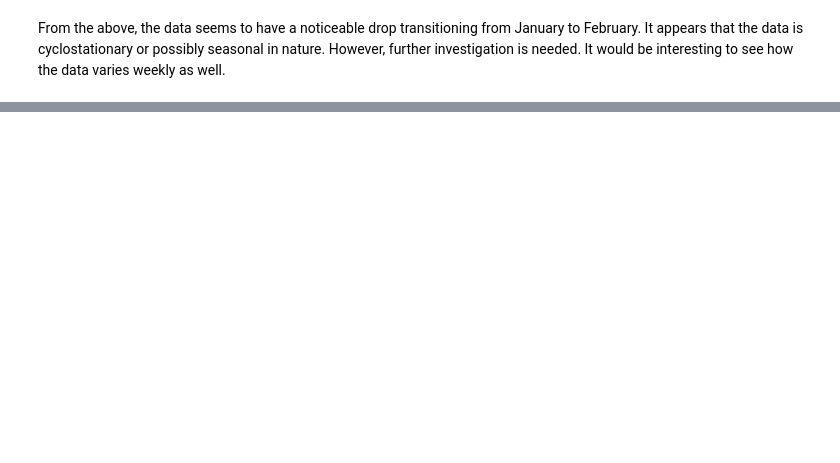
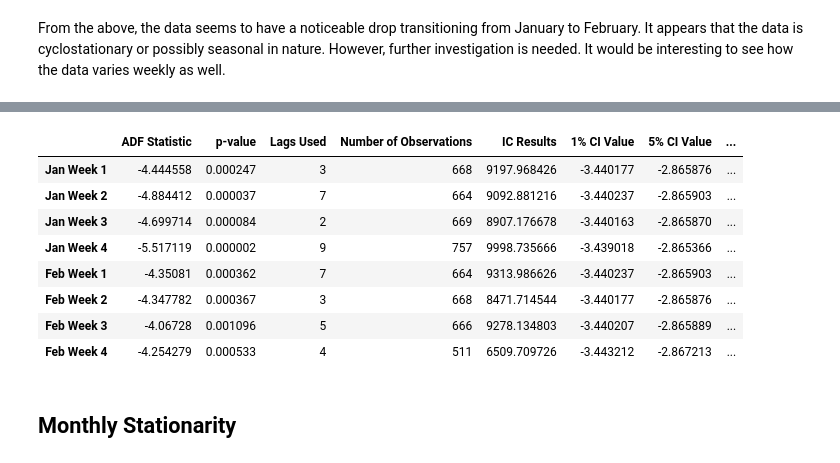
Before and after one commit to shanks847/EV-Grid-Integration-Study, a Jupyter notebook: notebooks/feeder_statistical_analysis.ipynb, the cells around one changed output, grey strips where cells are left out. Drawn from its saved outputs; the diff is of its cells as text; code cells hidden in the pictures; blank space fills up the shorter version.

```diff
--- a/notebooks/feeder_statistical_analysis.ipynb
+++ b/notebooks/feeder_statistical_analysis.ipynb
@@ -85,0 +90,3 @@ From the above, the data seems to have a noticeable drop transitioning from Janu
+# %%
+df_jan = df['2016-01-01':'2016-01-31']
+df_feb = df['2016-02-01':]
@@ -85,0 +231,14 @@ From the above, the data seems to have a noticeable drop transitioning from Janu
+# %%
+df_uroot_default_lg
+# %% [output]
+|  | ADF Statistic | p-value | Lags Used | Number of Observations | IC Results | 1% CI Value | 5% CI Value | ... |
+| Jan Week 1 | -4.444558 | 0.000247 | 3 | 668 | 9197.968426 | -3.440177 | -2.865876 | ... |
+| Jan Week 2 | -4.884412 | 0.000037 | 7 | 664 | 9092.881216 | -3.440237 | -2.865903 | ... |
+| Jan Week 3 | -4.699714 | 0.000084 | 2 | 669 | 8907.176678 | -3.440163 | -2.865870 | ... |
+| Jan Week 4 | -5.517119 | 0.000002 | 9 | 757 | 9998.735666 | -3.439018 | -2.865366 | ... |
+| Feb Week 1 | -4.35081 | 0.000362 | 7 | 664 | 9313.986626 | -3.440237 | -2.865903 | ... |
+| Feb Week 2 | -4.347782 | 0.000367 | 3 | 668 | 8471.714544 | -3.440177 | -2.865876 | ... |
+| Feb Week 3 | -4.06728 | 0.001096 | 5 | 666 | 9278.134803 | -3.440207 | -2.865889 | ... |
+| Feb Week 4 | -4.254279 | 0.000533 | 4 | 511 | 6509.709726 | -3.443212 | -2.867213 | ... |
+# %% [markdown]
+## Monthly Stationarity
```
Also changed, not shown: parts of 22 cells of this notebook, 1 other file.
